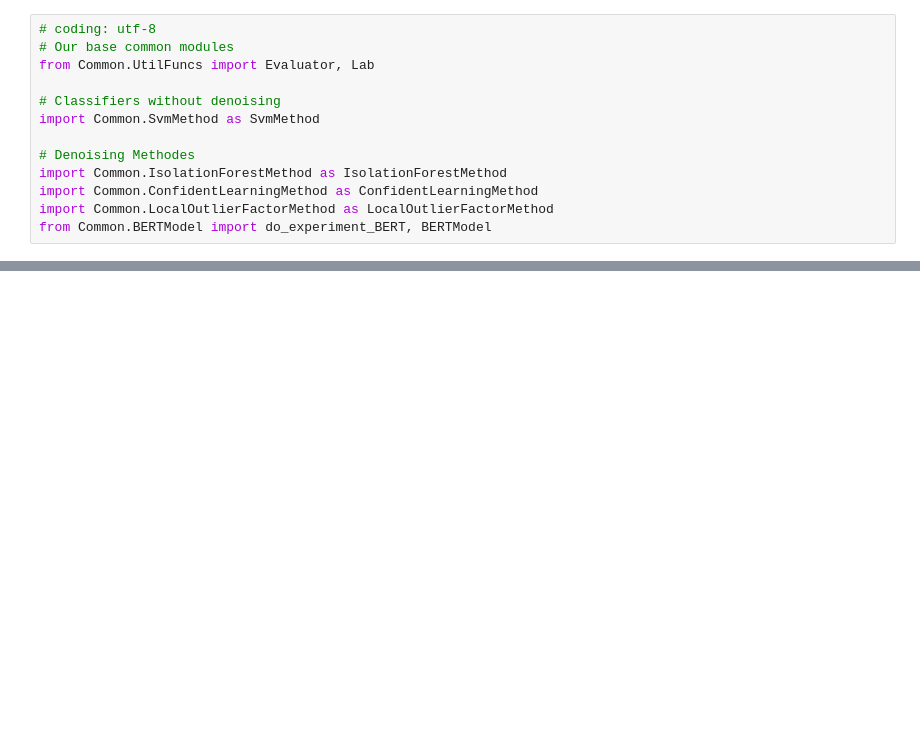
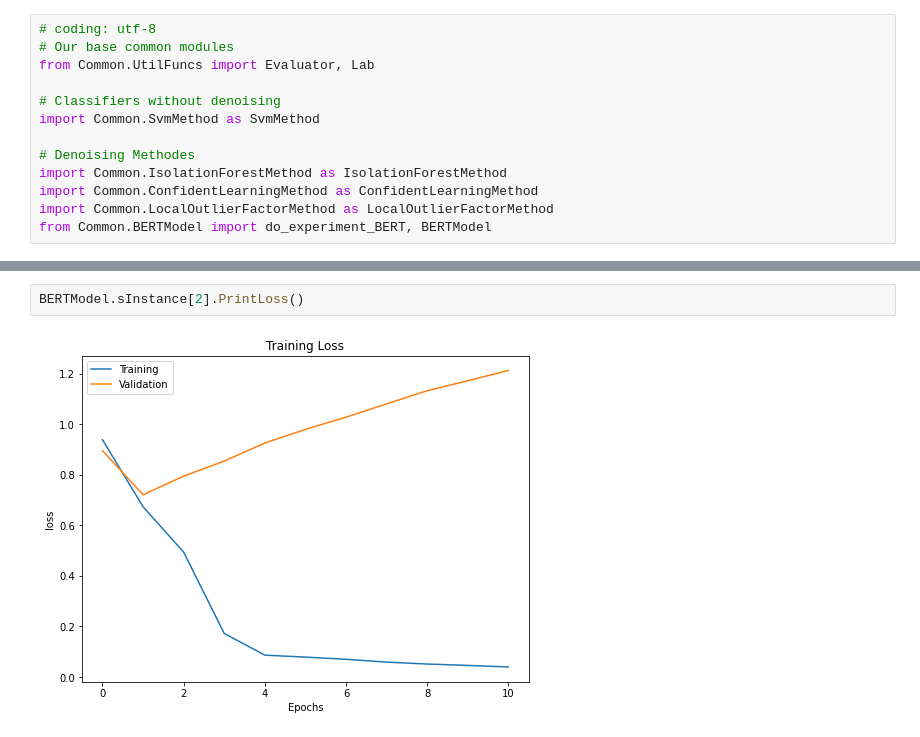
Before and after one commit to pnpdb/CS522-Project, a Jupyter notebook: NoiseEffcects.ipynb, the cells around one changed output, grey strips where cells are left out. Saved outputs shown, nothing was run; the diff lists cells and outputs as text; blank space fills up the shorter version.

```diff
--- a/NoiseEffcects.ipynb
+++ b/NoiseEffcects.ipynb
@@ -190,0 +260,4 @@ BERTModel.sInstance.PrintLoss()
+# %%
+BERTModel.sInstance[2].PrintLoss()
+# %% [output]
+[figure, added]
```
Also changed, not shown: parts of 9 cells of this notebook.
